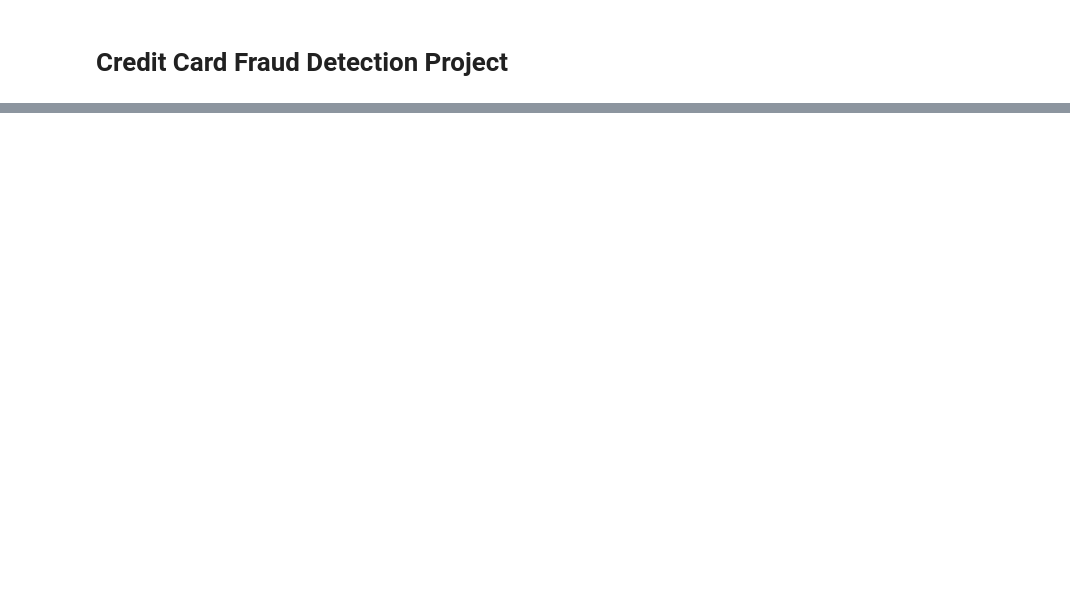
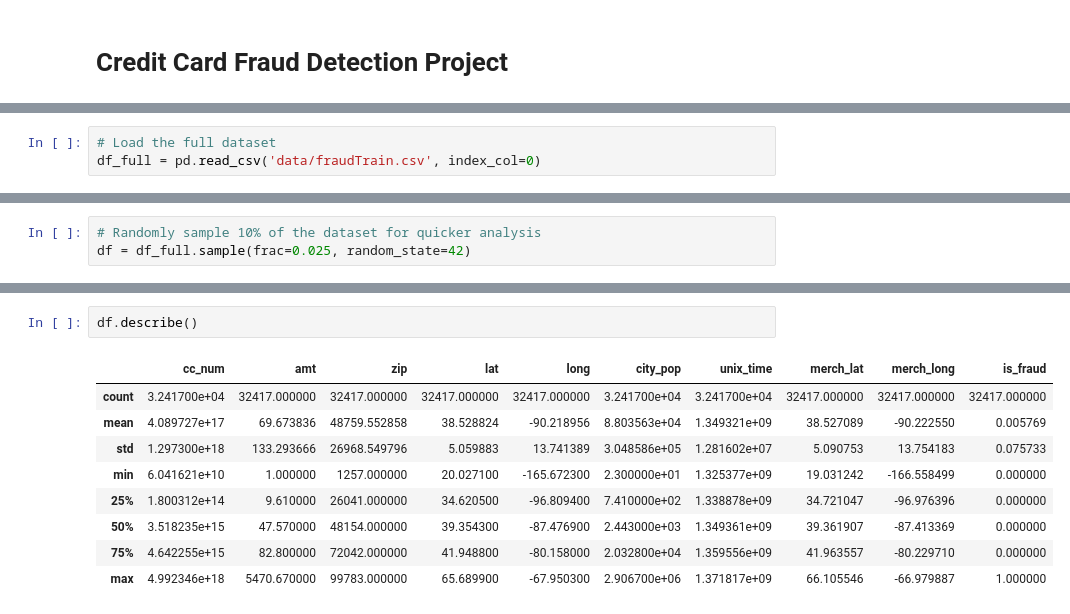
Before and after one commit to damidia/Credit-Card-Fraud-Detection-Project, a Jupyter notebook: Credit Card Fraud Detection Project.ipynb, the cells around one changed output, grey strips where cells are left out. Cells and saved outputs as stored; diff of their text form; blank space fills up the shorter version.

```diff
--- a/Credit Card Fraud Detection Project.ipynb
+++ b/Credit Card Fraud Detection Project.ipynb
@@ -60,0 +77,3 @@ df.head()
+# %%
+# Load the full dataset
+df_full = pd.read_csv('data/fraudTrain.csv', index_col=0)
@@ -60,0 +84,3 @@ df.head()
+# %%
+# Randomly sample 10% of the dataset for quicker analysis
+df = df_full.sample(frac=0.025, random_state=42)
@@ -60,0 +112,12 @@ df.head()
+# %%
+df.describe()
+# %% [output]
+|  | cc_num | amt | zip | lat | long | city_pop | unix_time | merch_lat | merch_long | is_fraud |
+| count | 3.241700e+04 | 32417.000000 | 32417.000000 | 32417.000000 | 32417.000000 | 3.241700e+04 | 3.241700e+04 | 32417.000000 | 32417.000000 | 32417.000000 |
+| mean | 4.089727e+17 | 69.673836 | 48759.552858 | 38.528824 | -90.218956 | 8.803563e+04 | 1.349321e+09 | 38.527089 | -90.222550 | 0.005769 |
+| std | 1.297300e+18 | 133.293666 | 26968.549796 | 5.059883 | 13.741389 | 3.048586e+05 | 1.281602e+07 | 5.090753 | 13.754183 | 0.075733 |
+| min | 6.041621e+10 | 1.000000 | 1257.000000 | 20.027100 | -165.672300 | 2.300000e+01 | 1.325377e+09 | 19.031242 | -166.558499 | 0.000000 |
+| 25% | 1.800312e+14 | 9.610000 | 26041.000000 | 34.620500 | -96.809400 | 7.410000e+02 | 1.338878e+09 | 34.721047 | -96.976396 | 0.000000 |
+| 50% | 3.518235e+15 | 47.570000 | 48154.000000 | 39.354300 | -87.476900 | 2.443000e+03 | 1.349361e+09 | 39.361907 | -87.413369 | 0.000000 |
+| 75% | 4.642255e+15 | 82.800000 | 72042.000000 | 41.948800 | -80.158000 | 2.032800e+04 | 1.359556e+09 | 41.963557 | -80.229710 | 0.000000 |
+| max | 4.992346e+18 | 5470.670000 | 99783.000000 | 65.689900 | -67.950300 | 2.906700e+06 | 1.371817e+09 | 66.105546 | -66.979887 | 1.000000 |
```
Also changed, not shown: parts of 117 cells of this notebook, 2 other files.
